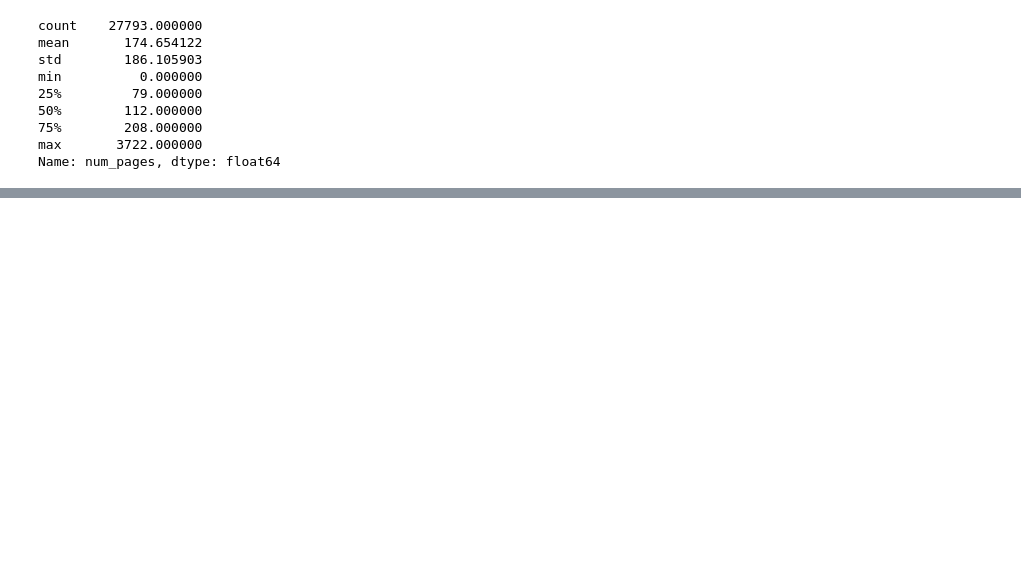
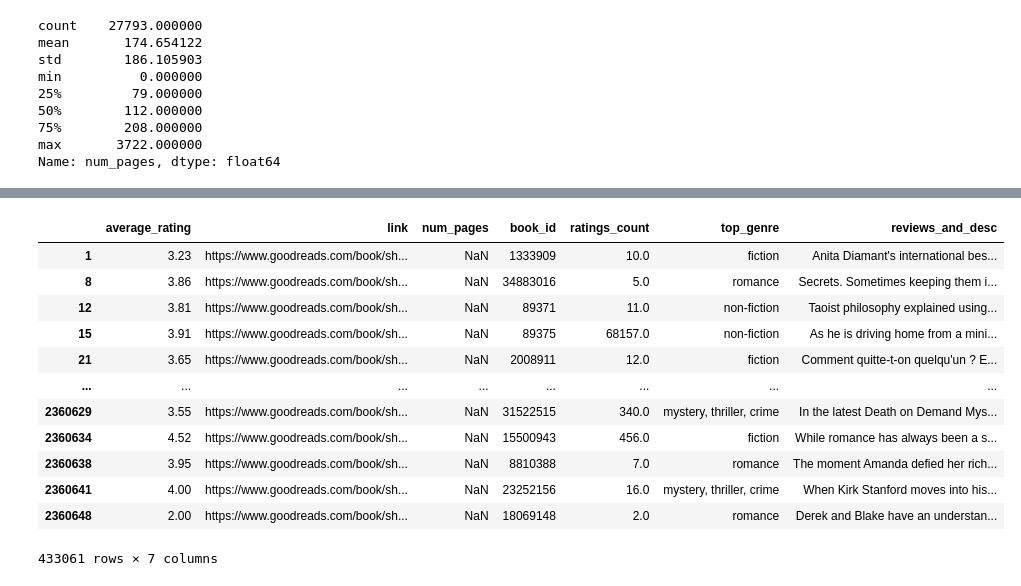
Before and after one commit to shelleylwang/goodreads-recommendations, a Jupyter notebook: data_prep.ipynb, the cells around one changed output, grey strips where cells are left out. Saved outputs shown, nothing was run; the diff lists cells and outputs as text; code cells hidden in the pictures; blank space fills up the shorter version.

```diff
--- a/data_prep.ipynb
+++ b/data_prep.ipynb
@@ -1358,0 +1474,16 @@ Name: num_pages, dtype: float64
+# %%
+metadata_and_reviews_subset[metadata_and_reviews_subset['num_pages'].isna()]
+# %% [output]
+|  | average_rating | link | num_pages | book_id | ratings_count | top_genre | reviews_and_desc |
+| 1 | 3.23 | https://www.goodreads.com/book/sh... | NaN | 1333909 | 10.0 | fiction | Anita Diamant's international bes... |
+| 8 | 3.86 | https://www.goodreads.com/book/sh... | NaN | 34883016 | 5.0 | romance | Secrets. Sometimes keeping them i... |
+| 12 | 3.81 | https://www.goodreads.com/book/sh... | NaN | 89371 | 11.0 | non-fiction | Taoist philosophy explained using... |
+| 15 | 3.91 | https://www.goodreads.com/book/sh... | NaN | 89375 | 68157.0 | non-fiction | As he is driving home from a mini... |
+| 21 | 3.65 | https://www.goodreads.com/book/sh... | NaN | 2008911 | 12.0 | fiction | Comment quitte-t-on quelqu'un ? E... |
+| ... | ... | ... | ... | ... | ... | ... | ... |
+| 2360629 | 3.55 | https://www.goodreads.com/book/sh... | NaN | 31522515 | 340.0 | mystery, thriller, crime | In the latest Death on Demand Mys... |
+| 2360634 | 4.52 | https://www.goodreads.com/book/sh... | NaN | 15500943 | 456.0 | fiction | While romance has always been a s... |
+| 2360638 | 3.95 | https://www.goodreads.com/book/sh... | NaN | 8810388 | 7.0 | romance | The moment Amanda defied her rich... |
+| 2360641 | 4.00 | https://www.goodreads.com/book/sh... | NaN | 23252156 | 16.0 | mystery, thriller, crime | When Kirk Stanford moves into his... |
+| 2360648 | 2.00 | https://www.goodreads.com/book/sh... | NaN | 18069148 | 2.0 | romance | Derek and Blake have an understan... |
+433061 rows × 7 columns
```
Also changed, not shown: parts of 14 cells of this notebook.
